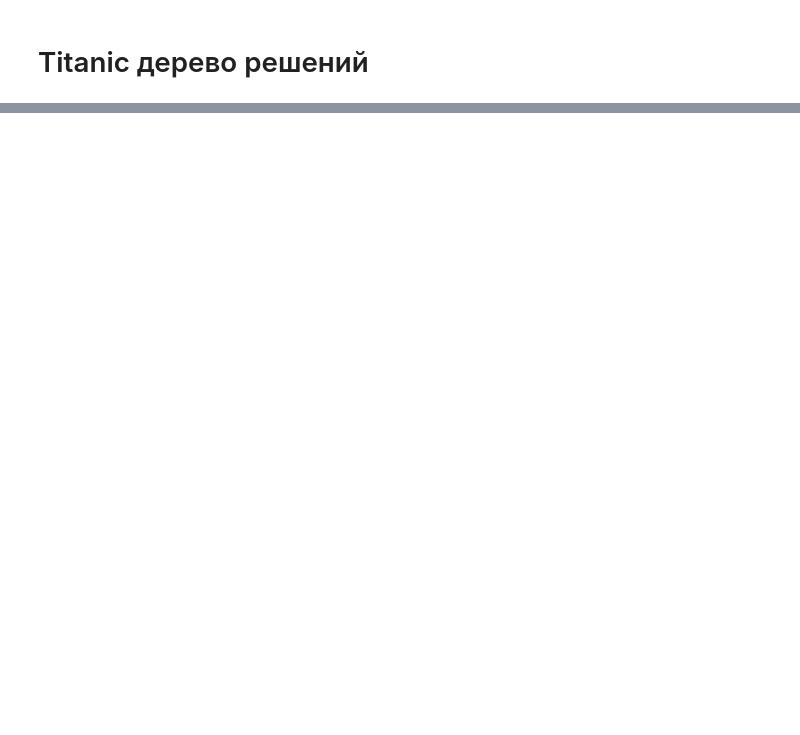
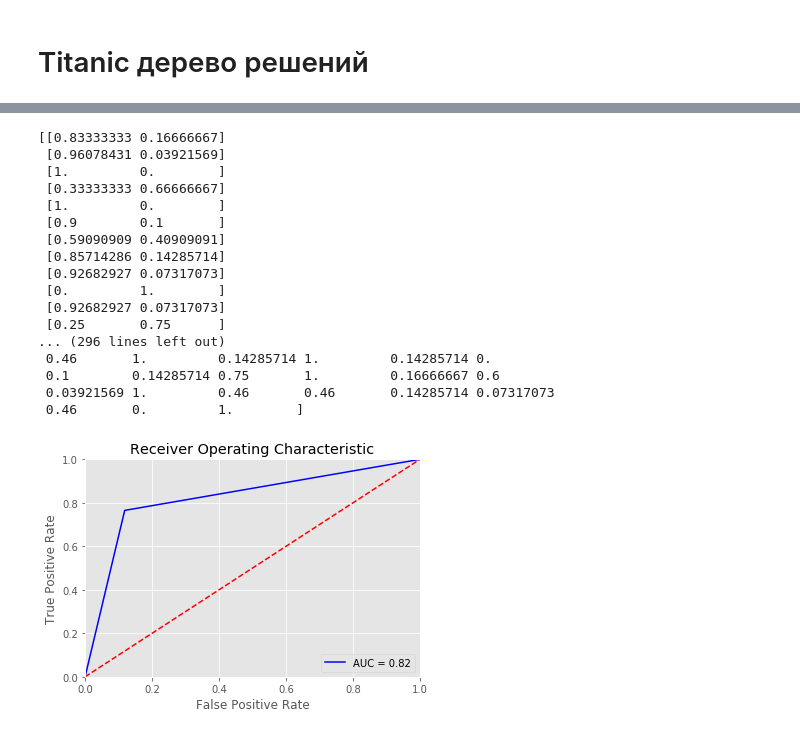
Before and after one commit to Danilka1337/DATA-ANALYSIS, a Jupyter notebook: Homework/Homework3/Titanic.ipynb, the cells around one changed output, grey strips where cells are left out. Drawn from its saved outputs; the diff is of its cells as text; code cells hidden in the pictures; blank space fills up the shorter version.

```diff
--- a/Homework/Homework3/Titanic.ipynb
+++ b/Homework/Homework3/Titanic.ipynb
@@ -79,0 +82,10 @@ print('Результат на тестовой выборке: ',tree.score(x_t
+# %%
+y_score = tree.predict(x_test)
+
+print(metrics.accuracy_score(y_test, y_score))
+print(metrics.recall_score(y_test, y_score))
+print(metrics.precision_score(y_test, y_score))
+print(metrics.f1_score(y_test, y_score))
+print(metrics.balanced_accuracy_score(y_test, y_score))
+print(metrics.matthews_corrcoef(y_test, y_score))
+print(metrics.cohen_kappa_score(y_test, y_score))
@@ -79,0 +100,36 @@ print('Результат на тестовой выборке: ',tree.score(x_t
+# %%
+probs = tree.predict_proba(x_test)
+print(probs)
+preds = probs[:,1]
+print(preds)
+fpr, tpr, threshold = metrics.roc_curve(y_test, y_score)
+roc_auc = metrics.auc(fpr, tpr)
+
+plt.title('Receiver Operating Characteristic')
+plt.plot(fpr, tpr, 'b', label = 'AUC = %0.2f' % roc_auc)
+plt.legend(loc = 'lower right')
+plt.plot([0, 1], [0, 1],'r--')
+plt.xlim([0, 1])
+plt.ylim([0, 1])
+plt.ylabel('True Positive Rate')
+plt.xlabel('False Positive Rate')
+plt.show()
+# %% [output]
+[[0.83333333 0.16666667]
+ [0.96078431 0.03921569]
+ [1.         0.        ]
+ [0.33333333 0.66666667]
+ [1.         0.        ]
+ [0.9        0.1       ]
+ [0.59090909 0.40909091]
+ [0.85714286 0.14285714]
+ [0.92682927 0.07317073]
+ [0.         1.        ]
+ [0.92682927 0.07317073]
+ [0.25       0.75      ]
+... (296 lines left out)
+ 0.46       1.         0.14285714 1.         0.14285714 0.
+ 0.1        0.14285714 0.75       1.         0.16666667 0.6
+ 0.03921569 1.         0.46       0.46       0.14285714 0.07317073
+ 0.46       0.         1.        ]
+[figure, added]
```
Also changed, not shown: parts of 4 cells of this notebook.
